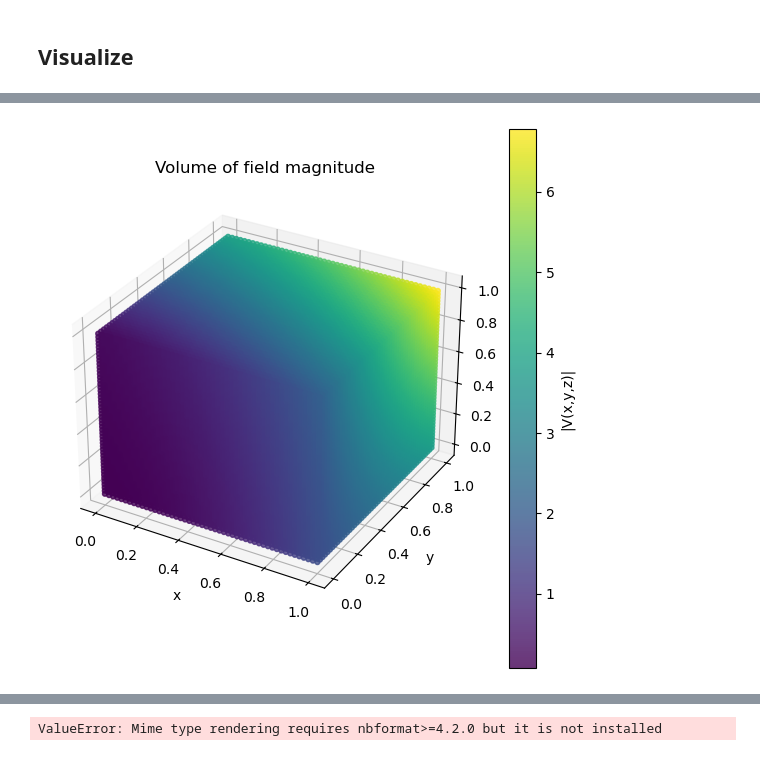
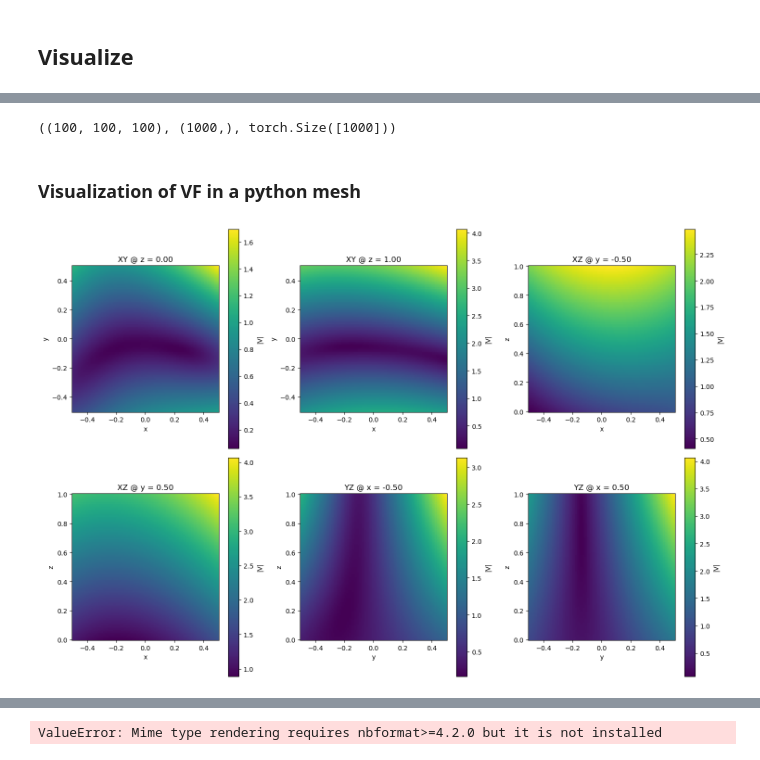
Before and after one commit to grodrguez3/EUCLID-hyperelasticity-NN, a Jupyter notebook: my_drivers/Taylor_expansions.ipynb, the cells around one changed output, grey strips where cells are left out. Saved outputs shown, nothing was run; the diff lists cells and outputs as text; code cells hidden in the pictures.

Commit message:
Cleaned code and viz, mid 3d vz in centroids

```diff
--- a/my_drivers/Taylor_expansions.ipynb
+++ b/my_drivers/Taylor_expansions.ipynb
@@ -333,11 +378,12 @@ min idx = 900
 # %%
 from model import *
 
-model = ICNN3D_global_Taylor(n_input=6,
+model = ICNN3D_global_Taylor(n_input=3,
                 n_hidden=[64,64,64],
                 n_output=30,
                 use_dropout=True,
-                dropout_rate=0.2)
+                dropout_rate=0.2,
+                centroids=True)
 # %%
 from torchinfo import summary
 model = model.to(device)
@@ -566,11 +526,13 @@ Epoch  450 │ W_int (internal work):  1.29e+00 │ W_ext (external work): -5.29
 # %%
 model.eval()
-V_NN=model(x_input[:,:,2]) #This is N elements x9
+time_idx=10
 
-delta_xyz=calculate_point(centroids_tensor, 2) #This is N elements x3
+V_NN=model(x_input[:,:,time_idx]) #This is N elements x9
 
-Vx=construct_VF(V_NN[0:10],delta_xyz)
-Vy=construct_VF(V_NN[10:20],delta_xyz)
-Vz=construct_VF(V_NN[20:30],delta_xyz)
+delta_xyz=calculate_point(centroids_tensor, time_idx) #This is N elements x3
+
+Vx=construct_VF(V_NN[0:10],delta_xyz)  #N,1
+Vy=construct_VF(V_NN[10:20],delta_xyz) #N,1
+Vz=construct_VF(V_NN[20:30],delta_xyz) #N,1
 
 VF=torch.cat((Vx.unsqueeze(1),Vy.unsqueeze(1),Vz.unsqueeze(1)), dim=1)
@@ -643,32 +539,31 @@ def taylor3(x, y, z, coeffs):
-# %%
-# 1) sample a coarse 3D grid
-n = 50  # for speed; increase if you like
-xs = ys = zs = np.linspace(0, 1, n)
-X, Y, Z = np.meshgrid(xs, ys, zs, indexing='xy')
-Vx=taylor3(X, Y, Z, V_NN[:10,0])
-Vy=taylor3(X, Y, Z, V_NN[10:20,0])
-Vz=taylor3(X, Y, Z, V_NN[20:30,0])
-
-M = np.sqrt(Vx**2 + Vy**2 + Vz**2)
-
-# 3) flatten for scatter
-xf = X.ravel()
-yf = Y.ravel()
-zf = Z.ravel()
-Mf = M.ravel()
-
-# 4) plot
-fig = plt.figure(figsize=(7,7))
-ax = fig.add_subplot(111, projection='3d')
-p = ax.scatter(xf, yf, zf,
-               c=Mf,        # color = magnitude
-               cmap='viridis',
-               marker='o',
-               s=12,
-               alpha=0.8)
-fig.colorbar(p, label='|V(x,y,z)|')
-ax.set_xlabel('x'); ax.set_ylabel('y'); ax.set_zlabel('z')
-ax.set_title('Volume of field magnitude')
-plt.show()
-# %% [output]
-[figure, removed]
+# %%
+X.shape, x.shape, Vx.shape #, M.shape
+# %% [output]
+((100, 100, 100), (1000,), torch.Size([1000]))
+# %% [markdown]
+### Visualization of VF in a python mesh
+# %%
+#Visualizing magnitudes
+n  = 100
+xs = np.linspace(-0.5,  0.5, n)   # x from -0.5 to 0.5
+ys = np.linspace(-0.5,  0.5, n)   # y from -0.5 to 0.5
+zs = np.linspace( 0.0,  1.0, n)   # z from  0.0 to 1.0
+
+# Make 3D meshgrids: shapes all (n, n, n)
+X, Y, Z = np.meshgrid(xs, ys, zs, indexing='xy')
+
+# --- 2) Compute the virtual field on that grid ---
+#    You already have V_NN of length 30 (10 coeffs each for Vx,Vy,Vz)
+#    and a function taylor3(x,y,z, coeffs) that returns shape (n,n,n)
+Vx = taylor3(X, Y, Z, V_NN[:10,0])
+Vy = taylor3(X, Y, Z, V_NN[10:20,0])
+Vz = taylor3(X, Y, Z, V_NN[20:30,0])
+
+# Here we’ll plot the magnitude, but you could do Vx, Vy or Vz instead:
+M = np.sqrt(Vx**2 + Vy**2 + Vz**2)   # → shape (n,n,n)
+
+# --- 4) Call it and show ---
+fig, axes = plot_cube_faces(M, X, Y, Z)
+plt.show()
+# %% [output]
+[figure, added]
```
Also changed, not shown: parts of 37 cells of this notebook, 4 other files.
